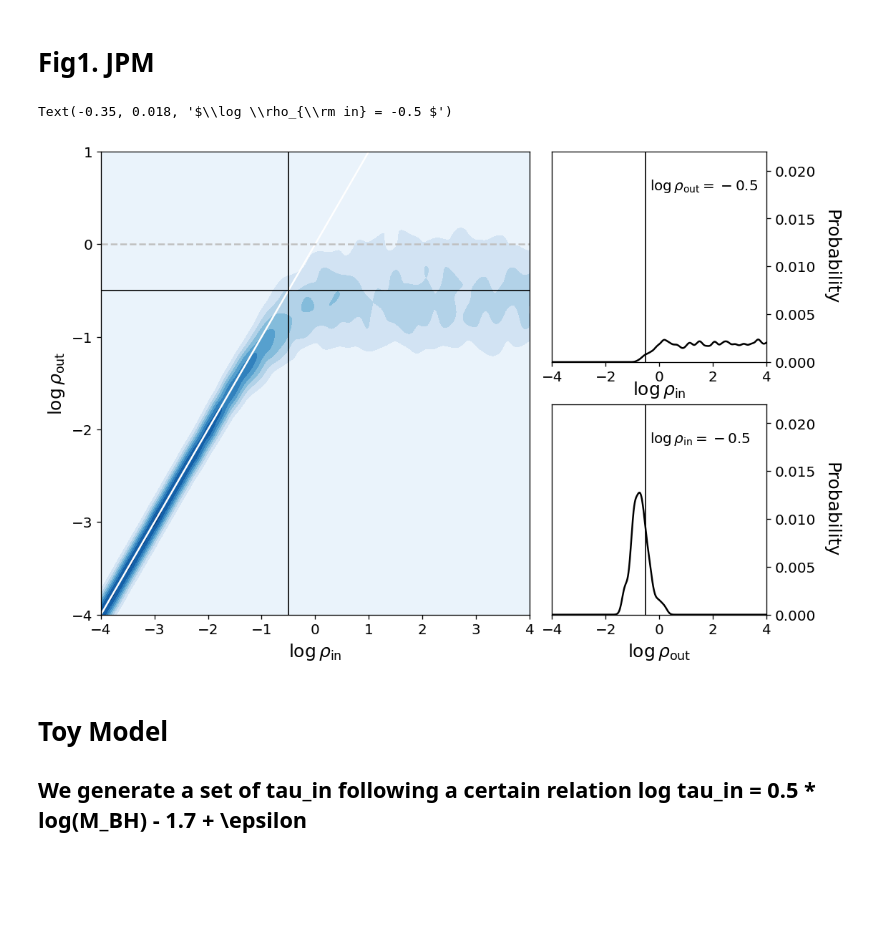
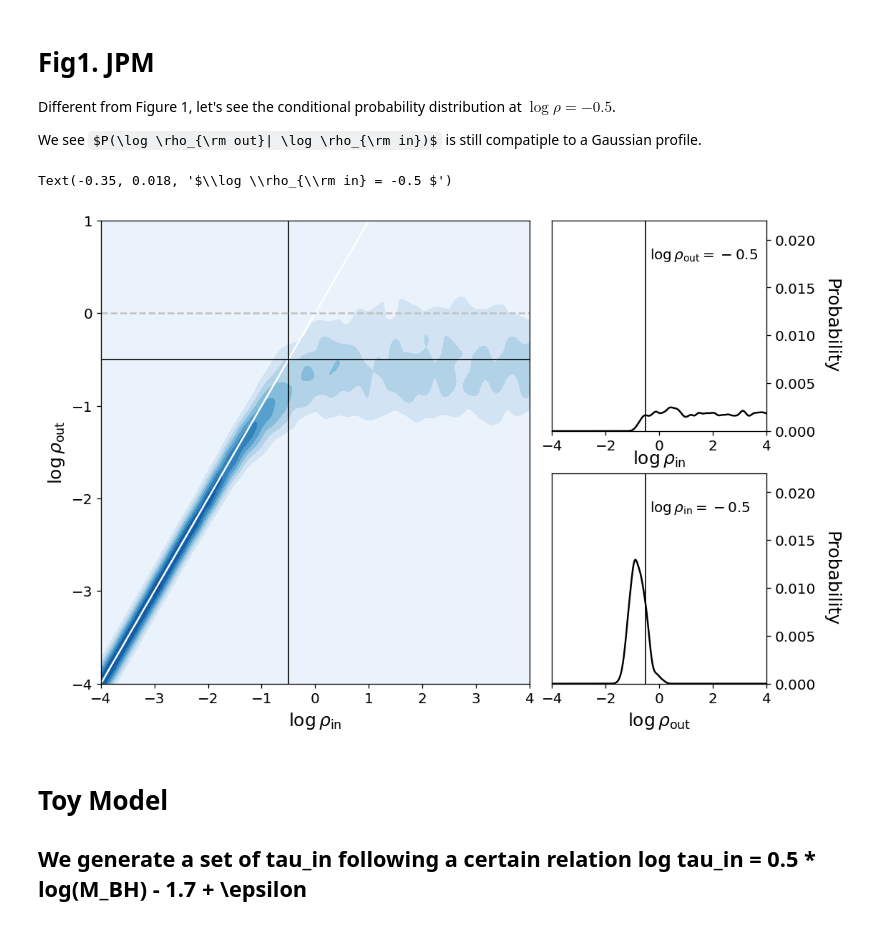
Before and after one commit to xiaris/BADDAT, a Jupyter notebook: demo.ipynb, the cells around one changed output. Saved outputs shown, nothing was run; the diff lists cells and outputs as text; code cells hidden in the pictures; some formulas as TeX source; blank space fills up the shorter version.

```diff
--- a/demo.ipynb
+++ b/demo.ipynb
@@ -16,6 +16,9 @@ from DependenceFitter import median_and_error,get_computed_jpm, tau0_to_tau1
 JPM, rho_iter = get_computed_jpm()
 # %% [markdown]
 # Fig1. JPM
+Different from Figure 1, let's see the conditional probability distribution at $\log \rho=-0.5$.
+
+We see $P(\log \rho_{\rm out}| \log \rho_{\rm in})$ is still compatiple to a Gaussian profile.
 # %%
 H2 = JPM[-1]
 fig = plt.figure(figsize=(10,7), dpi=120,facecolor='white')
@@ -42,36 +45,35 @@ ax0.axhline(0 , color='silver', ls='--')
 ax0.set_ylabel(r"$\log \rho_{\rm out} $", fontsize=15)
 ax0.set_xlabel(r"$\log \rho_{\rm in} $", fontsize=15)
 ax0.tick_params(axis='both', labelsize=12)
 
-ind = np.argmin(np.abs(rho_iter - np.log10(0.5)))
+ind = np.argmin(np.abs(rho_iter +0.5))
 ax1.plot(rho_iter, H2[ind,:]/np.sum(H2[ind,:]), color='k')
 ax1.axvline(-0.5, color='k',lw=1)
 ax1.set_ylim(0,0.022)
 ax1.set_xlim(-4,4)
 ax1.set_xlabel(r"$\log \rho_{\rm in} $", fontsize=15,labelpad=5,va='center',ha='center')
 
 ax1.set_ylabel(r"Probability",fontsize=15, rotation=-90,labelpad=20,va='bottom',ha='center')
 ax1.yaxis.set_major_locator(MultipleLocator(0.005))
 ax1.text(-0.35,0.018,r"$\log \rho_{\rm out} = -0.5 $",fontsize=12)
 ax1.tick_params(axis='y', which='both',labelright=True, labelleft=False,right=True, left=False)
 ax1.yaxis.set_label_position('right')
 ax1.tick_params(axis='both', labelsize=12)
 
 ax2.plot(rho_iter, H2[:,ind]/np.sum(H2[:,ind]), color='k')
 ax2.set_ylim(0,0.022)
 ax2.set_xlim(-4,4)
 ax2.axvline(-0.5, color='k',lw=1)
 ax2.set_xlabel(r"$\log \rho_{\rm out} $", fontsize=15)
 ax2.set_ylabel(r"Probability",fontsize=15, rotation=-90,labelpad=20,va='bottom',ha='center')
 ax2.yaxis.set_major_locator(MultipleLocator(0.005))
 ax2.tick_params(axis='y', which='both',labelright=True, labelleft=False,right=True, left=False)
 ax2.yaxis.set_label_position('right')
 ax2.tick_params(axis='both', labelsize=12)
 ax2.text(-0.35,0.018,r"$\log \rho_{\rm in} = -0.5 $",fontsize=12)
-# fig.savefig("fig1.png",bbox_inches="tight")
 # %% [output]
 Text(-0.35, 0.018, '$\\log \\rho_{\\rm in} = -0.5 $')
-[figure, old version]
+[figure, new version]
 # %% [markdown]
 # Toy Model
 ## We generate a set of tau_in following a certain relation log tau_in = 0.5 * log(M_BH) - 1.7 + \epsilon
```
Also changed, not shown: parts of 4 cells of this notebook, 2 other files.
